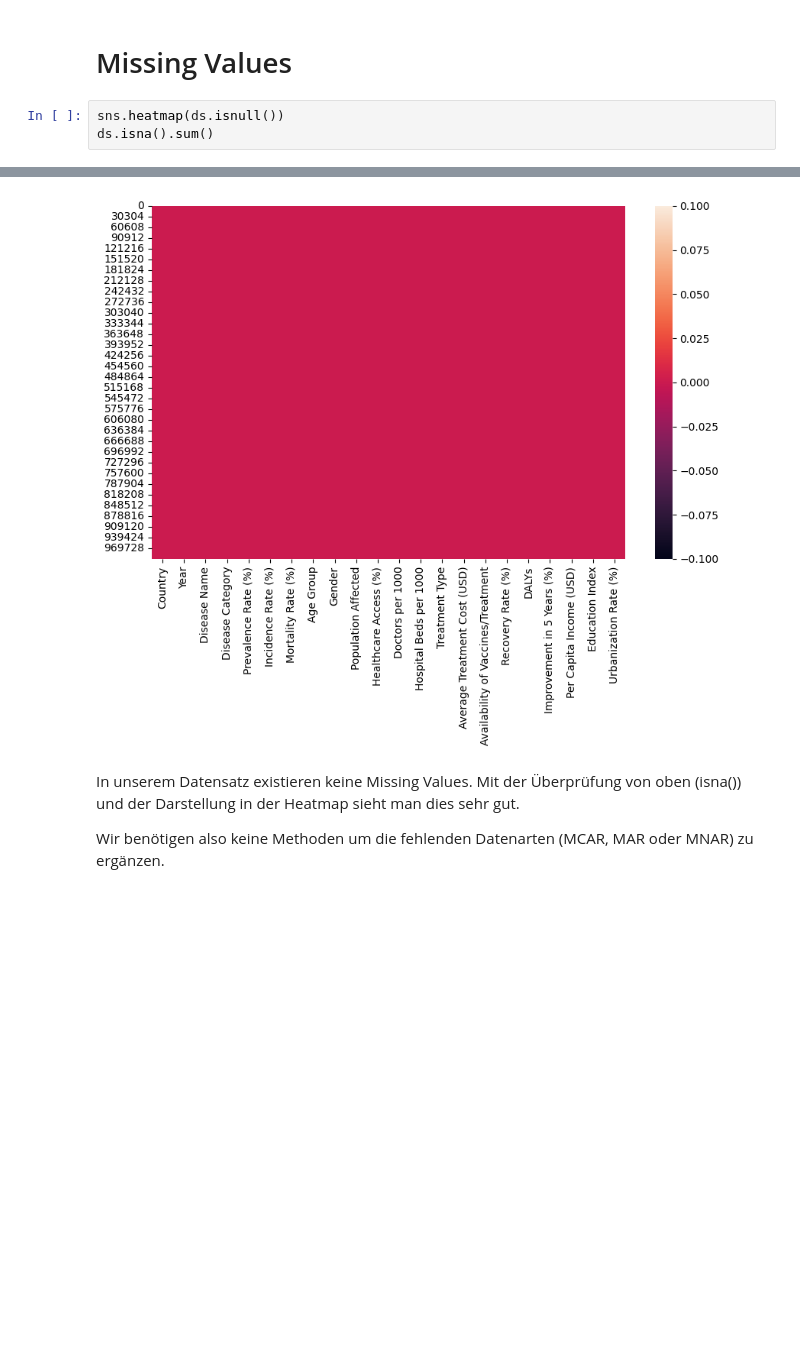
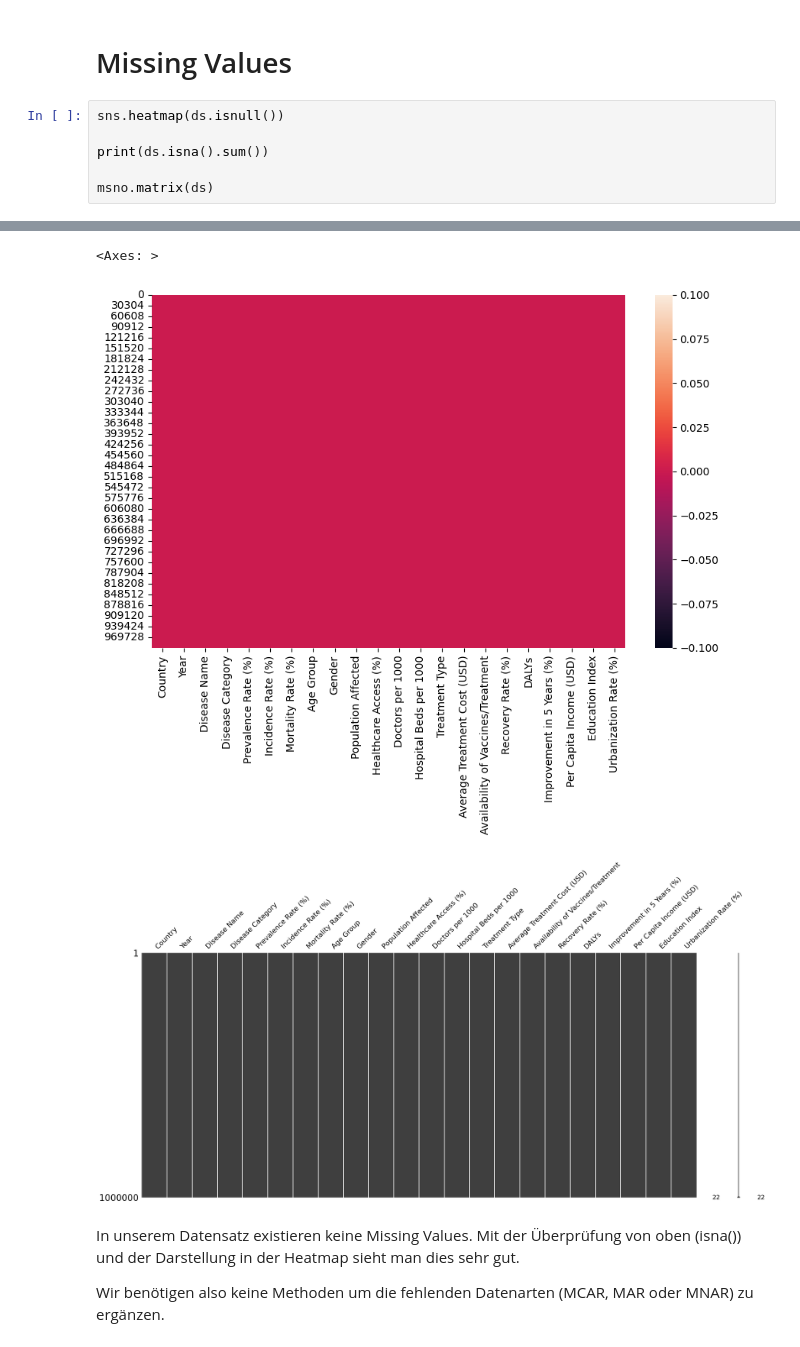
Before and after one commit to philethaler/Statistik-Datenbank, a Jupyter notebook: Analyse_1.ipynb, the cells around one changed output, grey strips where cells are left out. Saved outputs shown, nothing was run; the diff lists cells and outputs as text; blank space fills up the shorter version.

```diff
--- a/Analyse_1.ipynb
+++ b/Analyse_1.ipynb
@@ -184,26 +184,31 @@ Messniveaus der numerischen Spalten:
 # Missing Values #
 # %%
 sns.heatmap(ds.isnull())
-ds.isna().sum()
+
+print(ds.isna().sum())
+
+msno.matrix(ds)
 # %% [output]
 Country                               0
 Year                                  0
 Disease Name                          0
 Disease Category                      0
 Prevalence Rate (%)                   0
 Incidence Rate (%)                    0
 Mortality Rate (%)                    0
 Age Group                             0
 Gender                                0
 Population Affected                   0
 Healthcare Access (%)                 0
 Doctors per 1000                      0
 ... (7 lines left out)
 Per Capita Income (USD)               0
 Education Index                       0
 Urbanization Rate (%)                 0
 dtype: int64
+<Axes: >
 [figure]
+[figure, added]
 # %% [markdown]
 In unserem Datensatz existieren keine Missing Values. Mit der Überprüfung von oben (isna()) und der Darstellung in der Heatmap sieht man dies sehr gut.
 
```
